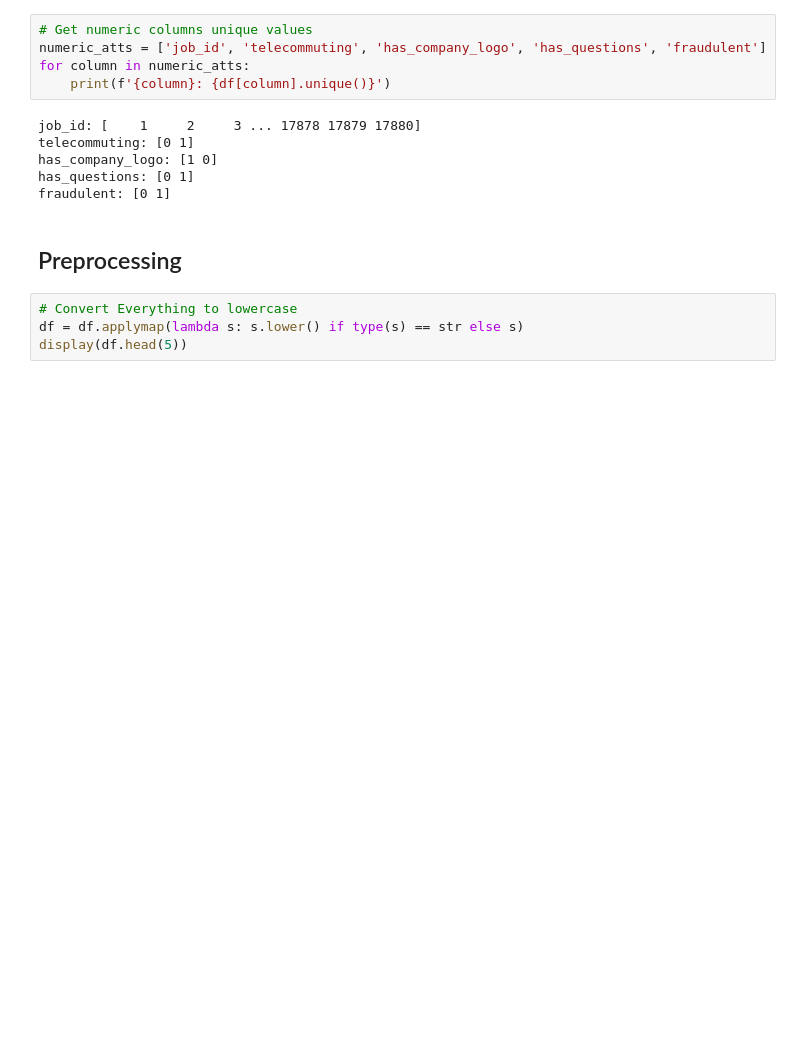
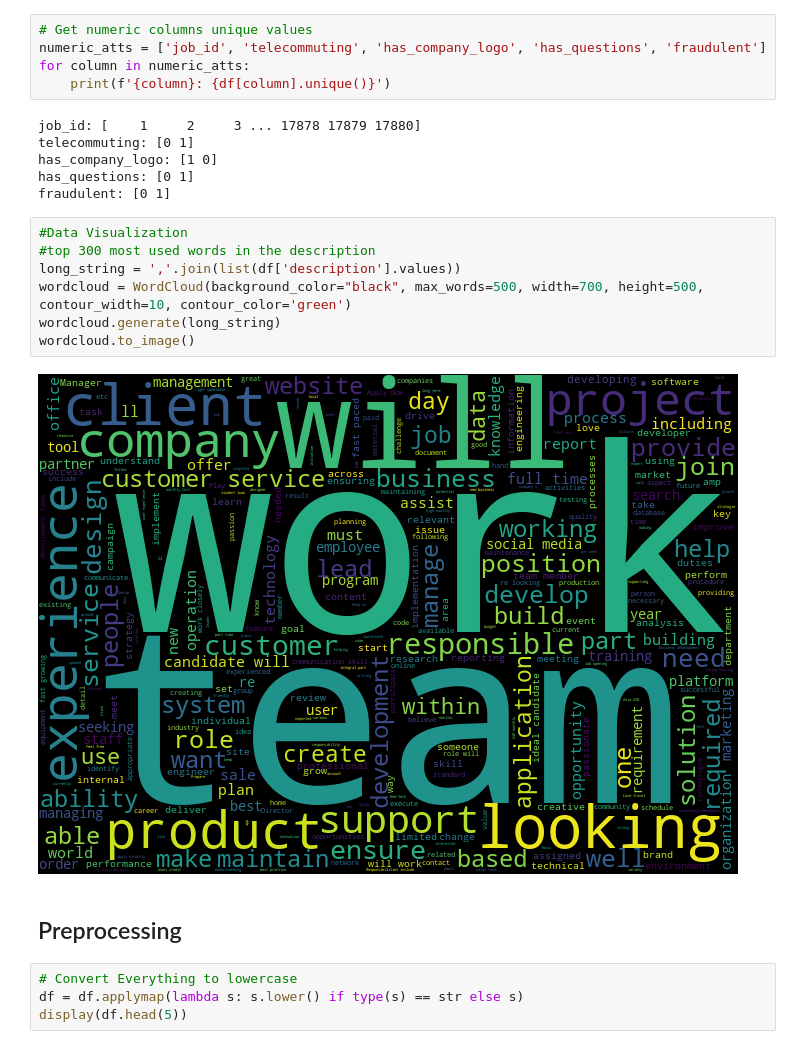
Before and after one commit to bhusserl-davis/ECS171-Group1-Project, a Jupyter notebook: project.ipynb, the cells around one changed output. Saved outputs shown, nothing was run; the diff lists cells and outputs as text; blank space fills up the shorter version.

Commit message:
data visualization

```diff
--- a/project.ipynb
+++ b/project.ipynb
@@ -99,6 +100,15 @@ telecommuting: [0 1]
 has_company_logo: [1 0]
 has_questions: [0 1]
 fraudulent: [0 1]
+# %%
+#Data Visualization
+#top 300 most used words in the description
+long_string = ','.join(list(df['description'].values))
+wordcloud = WordCloud(background_color="black", max_words=500, width=700, height=500, contour_width=10, contour_color='green')
+wordcloud.generate(long_string)
+wordcloud.to_image()
+# %% [output]
+[figure, added]
 # %% [markdown]
 ## Preprocessing
 # %%
```
Also changed, not shown: parts of 6 cells of this notebook.
